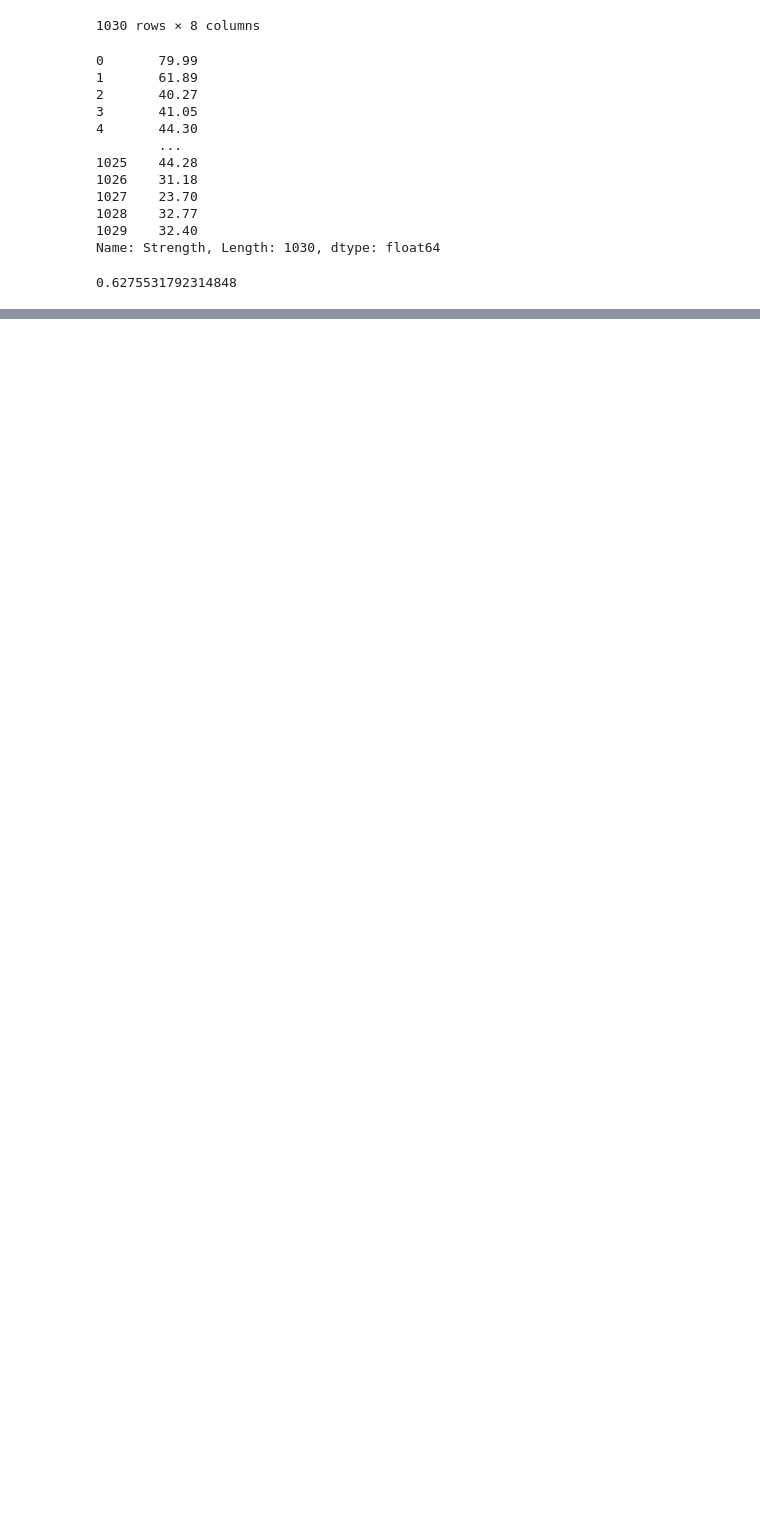
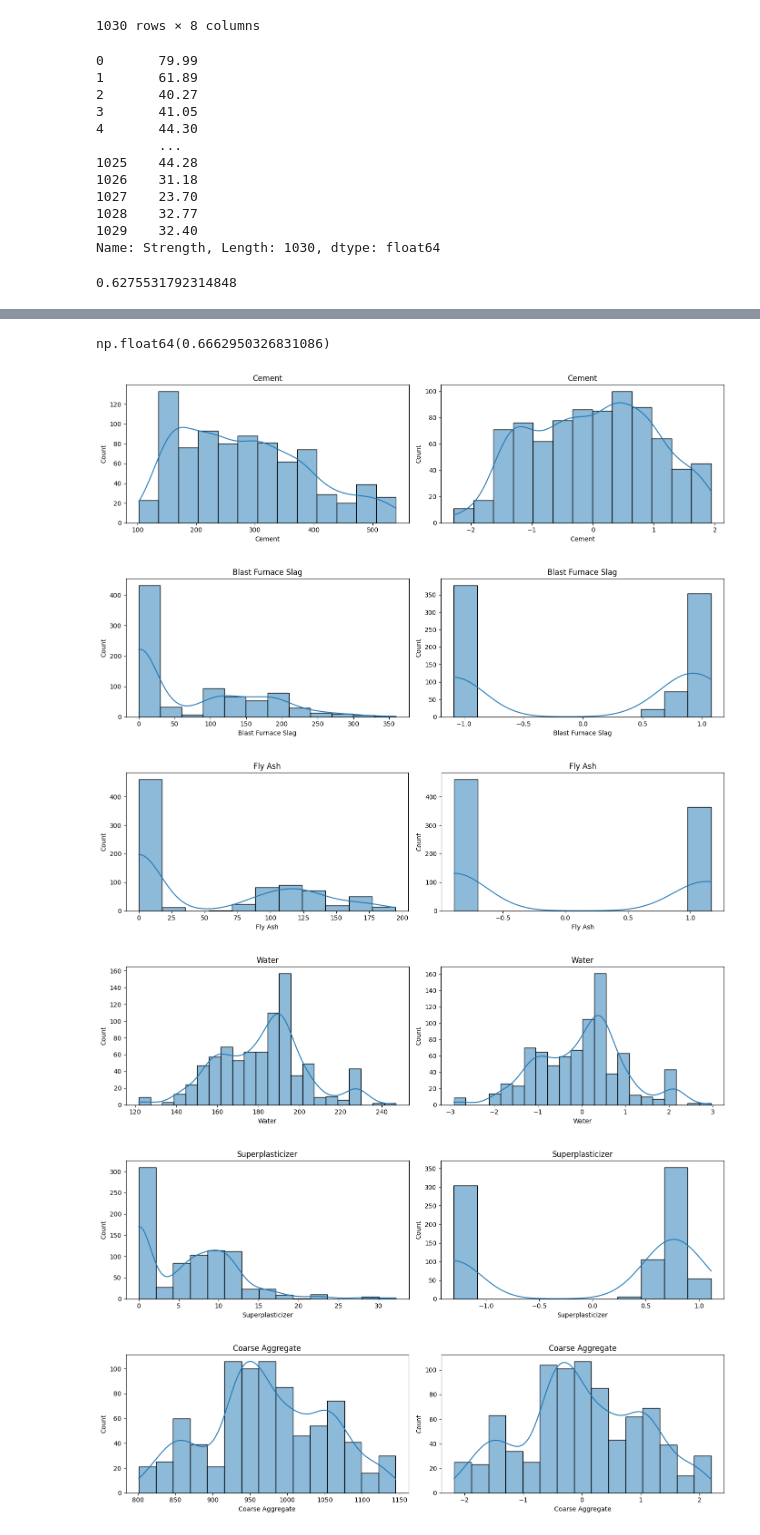
Before and after one commit to Ishwar-gupta/Feature_Engineering, a Jupyter notebook: ML_Transformer/power_transformer.ipynb, the cells around one changed output, grey strips where cells are left out. Cells and saved outputs as stored; diff of their text form; code cells hidden in the pictures; blank space fills up the shorter version.

```diff
--- a/ML_Transformer/power_transformer.ipynb
+++ b/ML_Transformer/power_transformer.ipynb
@@ -116,0 +152,11 @@ r2_score(y_test,y_pred)
+# %%
+pt = PowerTransformer(method='box-cox')
+
+X_train_transformed = pt.fit_transform(X_train+0.000001)
+X_test_transformed = pt.transform(X_test + 0.000001)
+
+pd.DataFrame(
+   { 'cols':X_train.columns,
+    "box-cox-lambda":pt.lambdas_
+   }
+)
@@ -116,0 +175,7 @@ r2_score(y_test,y_pred)
+# %%
+lr1 = LinearRegression()
+lr1.fit(X_train_transformed,y_train)
+
+y_pred2 = lr1.predict(X_test_transformed)
+
+r2_score(y_test,y_pred2)
@@ -116,0 +186,33 @@ r2_score(y_test,y_pred)
+# %%
+pt1 = PowerTransformer(method='box-cox')
+
+X_transformed = pt1.fit_transform(X + 0.000001)
+
+np.mean(cross_val_score(lr1,X_transformed,y,scoring='r2'))
+# %% [output]
+np.float64(0.6662950326831086)
+# %%
+# Before and After comparison for Box-Cox plot
+
+X_train_transformed =pd.DataFrame(X_train_transformed,columns=X_train.columns)
+
+for col in X_train_transformed.columns:
+    plt.figure(figsize=(14,4))
+    plt.subplot(121)
+    sns.histplot(X_train[col],kde=True)
+    plt.title(col)
+
+    # after plot
+    plt.subplot(122)
+    sns.histplot(X_train_transformed[col],kde=True)
+    plt.title(col)
+
+    plt.tight_layout()
+    plt.show()
+# %% [output]
+[figure, added]
+[figure, added]
+[figure, added]
+[figure, added]
+[figure, added]
+[figure, added]
```
Also changed, not shown: parts of 17 cells of this notebook.
